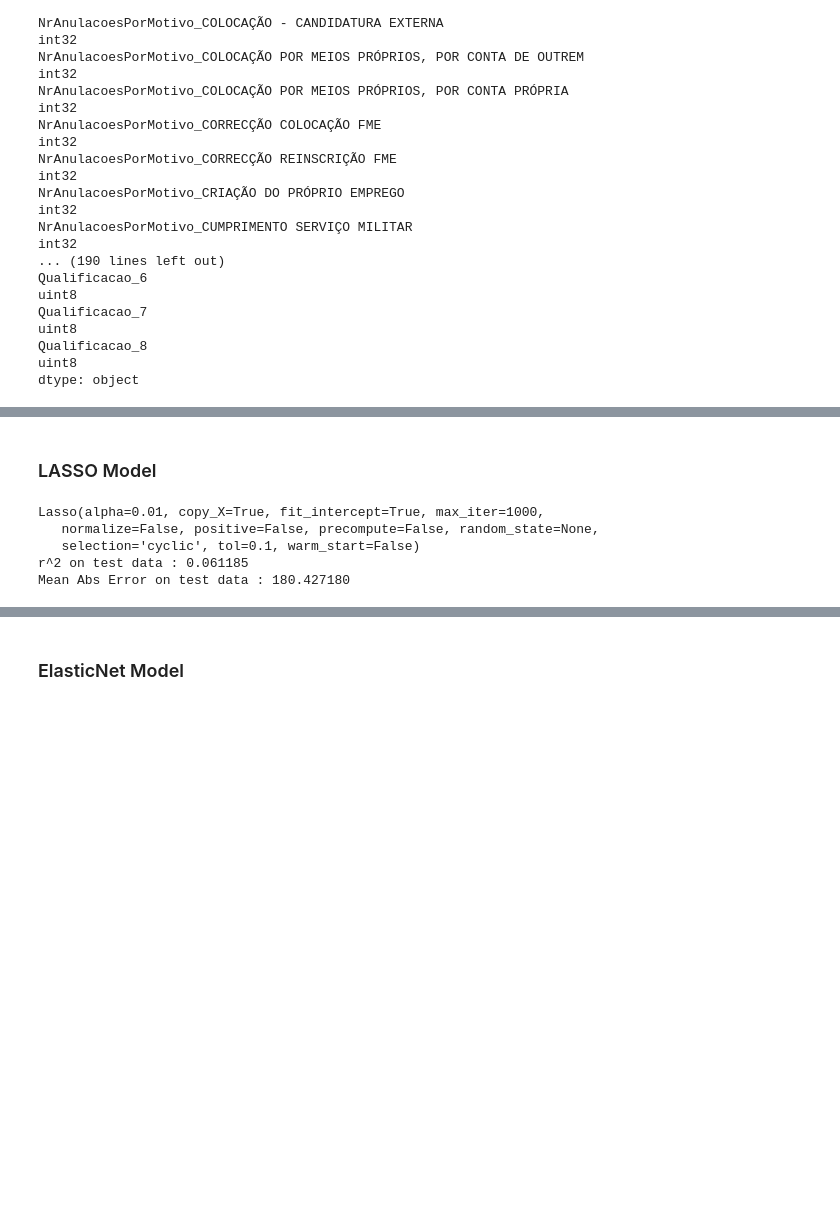
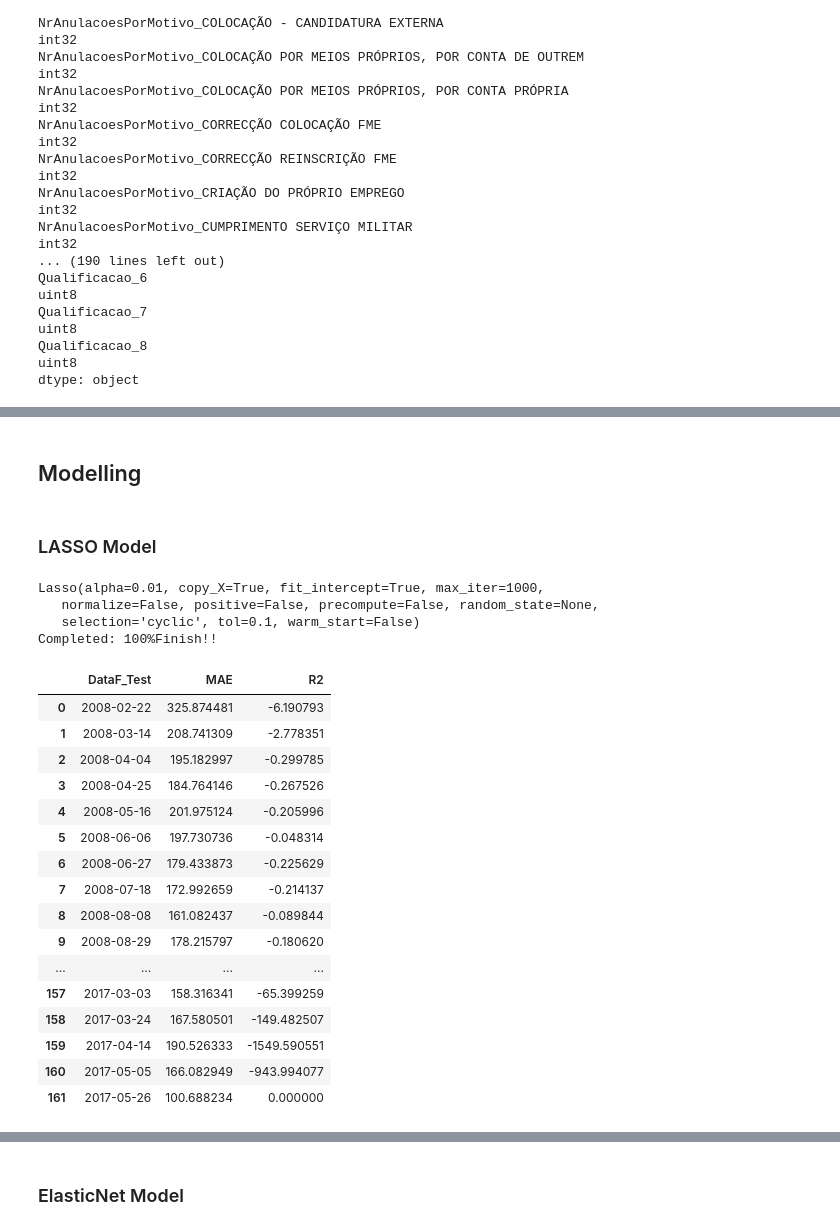
Before and after one commit to rui-mesquita/IEFP_DSSG, a Jupyter notebook: IEFP_DSSG/PredictionModel.ipynb, the cells around one changed output, grey strips where cells are left out. Saved outputs shown, nothing was run; the diff lists cells and outputs as text; code cells hidden in the pictures; blank space fills up the shorter version.

```diff
--- a/IEFP_DSSG/PredictionModel.ipynb
+++ b/IEFP_DSSG/PredictionModel.ipynb
@@ -13,9 +13,15 @@
 import utente
 import pandas as pd
 import numpy as np
+import math
+
 import pandas_profiling as pf
 pd.options.display.max_columns = 100
-pd.options.display.max_rows = 250
+pd.options.display.max_rows = 600
+
+import warnings
+warnings.filterwarnings('ignore')
+%matplotlib inline
 # %%
 # Carregamento estrutura dados (passar parâmetro forceFetch = True para forçar leitura BD >> Demorado!)
 listaUtentes = utente.ListaUtentes(forceFetch = False, sqlLimit = 99999999999) # Carrega dados locais a partir de PICKLE
@@ -119,3 +208,5 @@ X_train, X_test, y_train, y_test = train_test_split(X, y, test_size=0.33, random
+# %% [markdown]
+## Modelling
 # %% [markdown]
 ### LASSO Model
 # %%
@@ -124,14 +215,32 @@ from sklearn.linear_model import Lasso
 alpha = 0.01
 lasso = Lasso(alpha=alpha, max_iter=1000, normalize = False, warm_start = False, tol = 0.1)
 
-y_pred_lasso = lasso.fit(X_train, y_train).predict(X_test)
+#y_pred_lasso = lasso.fit(X_train, y_train).predict(X_test)
 
 print(lasso)
-print("r^2 on test data : %f" % r2_score(y_test, y_pred_lasso))
-print("Mean Abs Error on test data : %f" % mean_absolute_error(y_test, y_pred_lasso))
+metricas = growinWinValidation(lasso, dfM, dias_lastro = 365, dias_train_inc = 21, dias_test_inc = 30)
 # %% [output]
 Lasso(alpha=0.01, copy_X=True, fit_intercept=True, max_iter=1000,
    normalize=False, positive=False, precompute=False, random_state=None,
    selection='cyclic', tol=0.1, warm_start=False)
-r^2 on test data : 0.061185
-Mean Abs Error on test data : 180.427180
+Completed: 100%Finish!!
+# %%
+metrics
+# %% [output]
+|  | DataF_Test | MAE | R2 |
+| 0 | 2008-02-22 | 325.874481 | -6.190793 |
+| 1 | 2008-03-14 | 208.741309 | -2.778351 |
+| 2 | 2008-04-04 | 195.182997 | -0.299785 |
+| 3 | 2008-04-25 | 184.764146 | -0.267526 |
+| 4 | 2008-05-16 | 201.975124 | -0.205996 |
+| 5 | 2008-06-06 | 197.730736 | -0.048314 |
+| 6 | 2008-06-27 | 179.433873 | -0.225629 |
+| 7 | 2008-07-18 | 172.992659 | -0.214137 |
+| 8 | 2008-08-08 | 161.082437 | -0.089844 |
+| 9 | 2008-08-29 | 178.215797 | -0.180620 |
+| ... | ... | ... | ... |
+| 157 | 2017-03-03 | 158.316341 | -65.399259 |
+| 158 | 2017-03-24 | 167.580501 | -149.482507 |
+| 159 | 2017-04-14 | 190.526333 | -1549.590551 |
+| 160 | 2017-05-05 | 166.082949 | -943.994077 |
+| 161 | 2017-05-26 | 100.688234 | 0.000000 |
```
Also changed, not shown: parts of 25 cells of this notebook.
